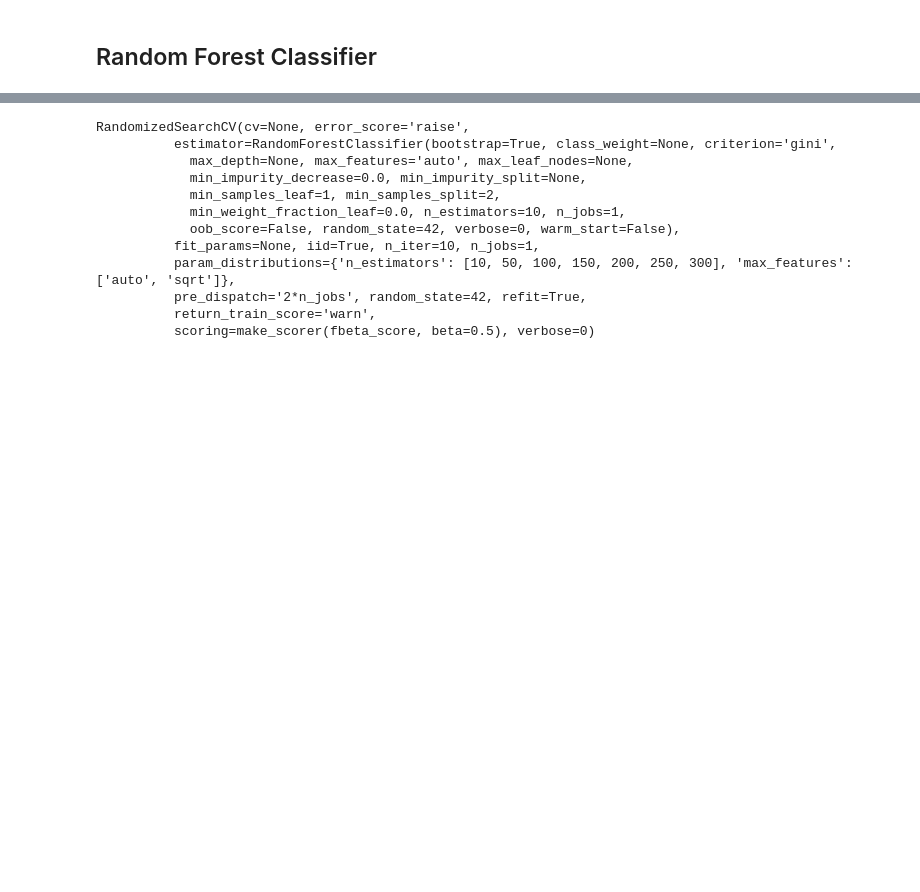
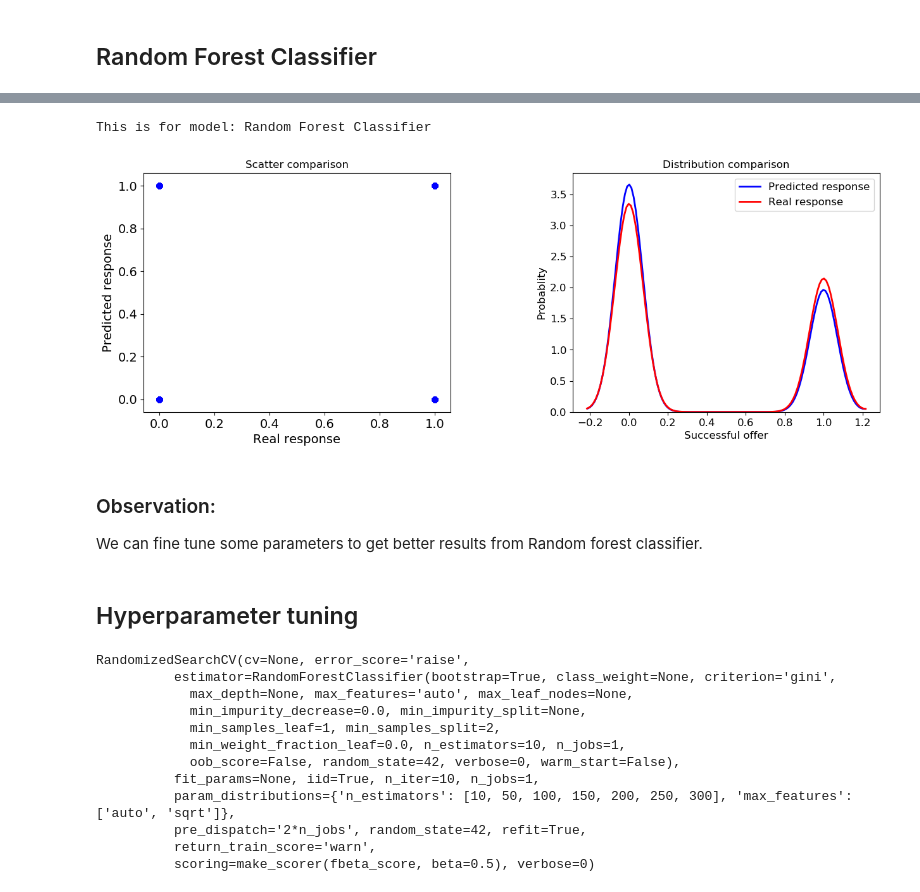
Before and after one commit to eslamelgourany/Data_Science_Capstone_Project, a Jupyter notebook: Starbucks_Capstone_notebook.ipynb, the cells around one changed output, grey strips where cells are left out. Cells and saved outputs as stored; diff of their text form; code cells hidden in the pictures; blank space fills up the shorter version.

```diff
--- a/Starbucks_Capstone_notebook.ipynb
+++ b/Starbucks_Capstone_notebook.ipynb
@@ -1313 +1346,12 @@ I think, we can do better than that by fine tuning params, but let's try Random
+# %%
+comparison_of_distribution(y_test=y_test, y_test_preds=y_test_preds_rf_before, model_name="Random Forest Classifier", save_fig=1)
+# %% [output]
+This is for model: Random Forest Classifier
+[figure, added]
+# %% [markdown]
+### Observation:
+
+We can fine tune some parameters to get better results from Random forest classifier.
+# %% [markdown]
+## Hyperparameter tuning
 # %%
```
Also changed, not shown: parts of 8 cells of this notebook.
